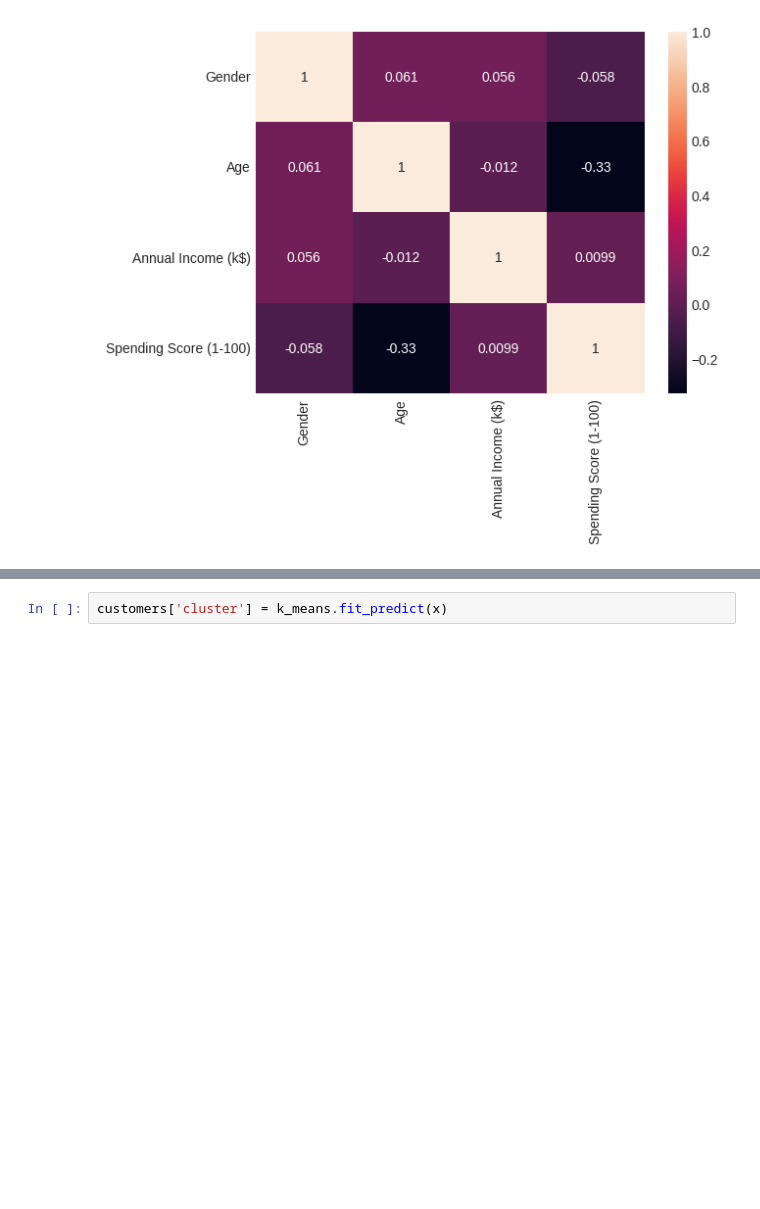
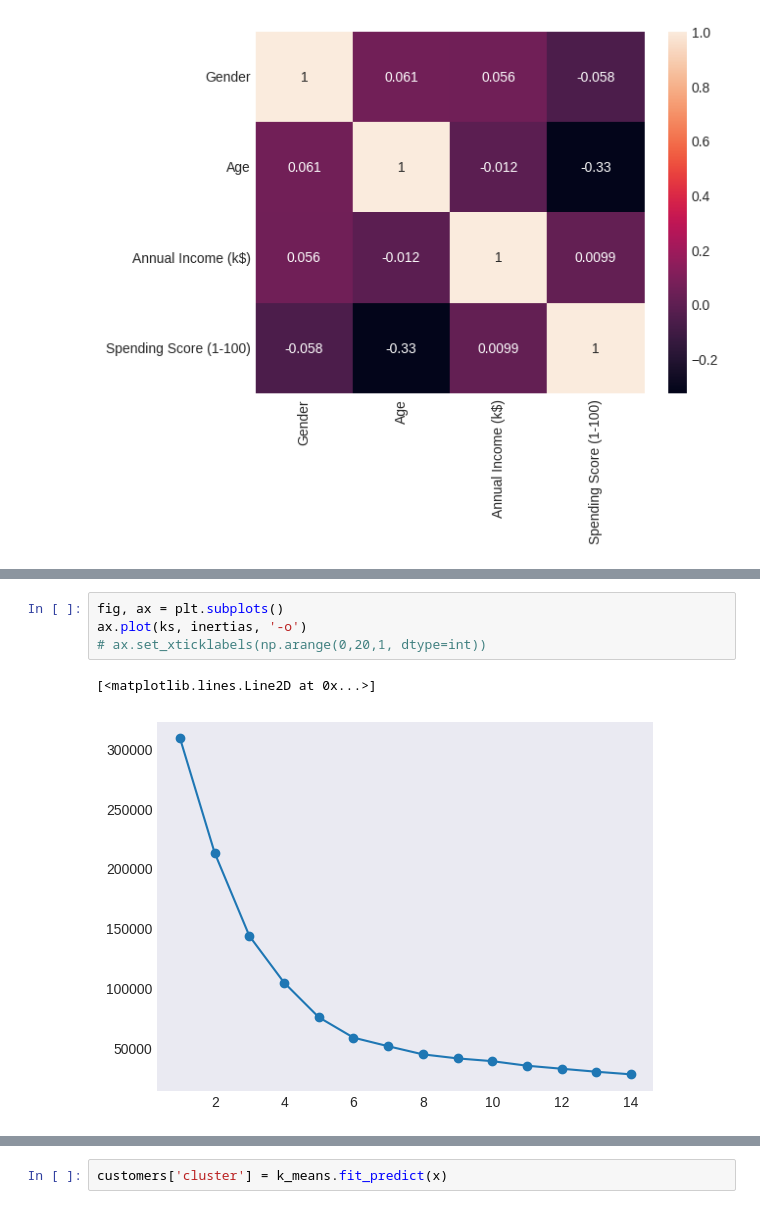
Before and after one commit to KamilShape/customer_segmentation, a Jupyter notebook: customer_segmentation.ipynb, the cells around one changed output, grey strips where cells are left out. Drawn from its saved outputs; the diff is of its cells as text; blank space fills up the shorter version.

```diff
--- a/customer_segmentation.ipynb
+++ b/customer_segmentation.ipynb
@@ -115,0 +141,7 @@ sns.heatmap(x.corr(), annot=True)
+# %%
+fig, ax = plt.subplots()
+ax.plot(ks, inertias, '-o')
+# ax.set_xticklabels(np.arange(0,20,1, dtype=int))
+# %% [output]
+[<matplotlib.lines.Line2D at 0x...>]
+[figure, added]
```
Also changed, not shown: parts of 10 cells of this notebook.
